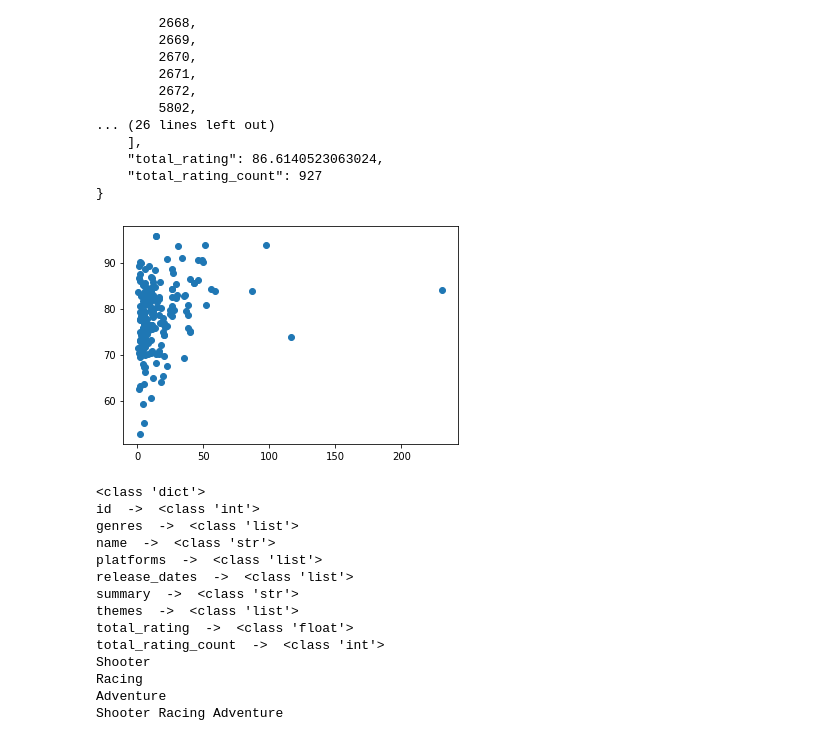
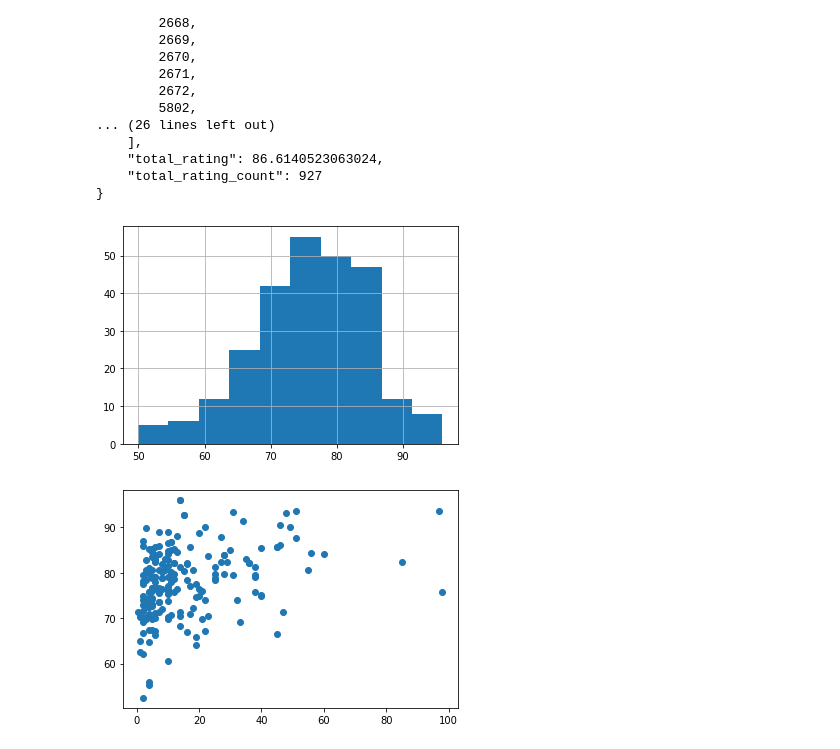
Before and after one commit to Nop287/game_db, a Jupyter notebook: build_game_db.ipynb, the cells around one changed output. Cells and saved outputs as stored; diff of their text form; code cells hidden in the pictures.

Commit message:
Add files via upload
Adapted code to new IGDB API, cleaned it up and added some more comments.

```diff
--- a/build_game_db.ipynb
+++ b/build_game_db.ipynb
@@ -326,9 +402,4 @@ Rise of the Tomb Raider :  290  ->  4
 # %%
-df_tmp = df_tmp_back.copy()
-
-# remove games which were not found on igdb
-df_tmp = df_tmp[df_tmp['igdb_json'].notna()]
-df_tmp.reset_index(inplace=True, drop=True)
 
 for idx in df_tmp.index:
     json_tmp = json.loads(df_tmp.iloc[idx].igdb_json)[0]
@@ -370,5 +443,5 @@ df_tmp
 # %%
-igdb_url = "https://api-v3.igdb.com/games"
+igdb_url = "https://api.igdb.com/v4/games"
 
 for idx, game_id in zip(df_tmp.index, df_tmp.game_igdb_id):
     igdb_data = (f'fields cover.*; where id={game_id};')
@@ -395,5 +470,5 @@ df_tmp
 # %%
-igdb_url = "https://api-v3.igdb.com/release_dates"
+igdb_url = "https://api.igdb.com/v4/release_dates"
 
 for idx, game_id in zip(df_tmp.index, df_tmp.game_igdb_id):
     igdb_data = (f'fields *; where game={game_id} & region=(1, 8) & platform=({igdb_id_ps4}, {igdb_id_psn});')
@@ -442,10 +523,6 @@ df_tmp
 # %%
-for idx, name in zip(df_tmp.index, df_tmp.game_title):
-    # first we replace the trademark and registered trademark signs which Sony really likes
-    # unfortunately they seem to confuse the search algorithms of the IGDB
-    name = name.replace(chr(8482), ' ')
-    name = name.replace(chr(174), ' ')
-
+for idx, name in zip(df_tmp.index, df_tmp.game_igdb_name):
+    # not sure if case sensitive und case insensitive gives better results. Try removing lower() from the name.
     results_list = HowLongToBeat().search(name.lower())
     if results_list is not None and len(results_list) > 0:
         best_element = max(results_list, key=lambda element: element.similarity)
@@ -457,6 +534,4 @@ for idx, name in zip(df_tmp.index, df_tmp.game_title):
             print(idx, " ", name, " -> ", best_element.gameplay_main_unit)
     else:
         print(idx, " ", name, " -> Not found!")
-
-df_tmp
 # %% [output]
@@ -556,37 +628,12 @@ Name: 39, dtype: object
     "total_rating_count": 927
 }
 # %%
-# df_tmp[df_tmp.game_rating_count < 20].game_rating.hist()
-plt.scatter(df_tmp[df_tmp.game_rating_count > 20].hltb_main, df_tmp[df_tmp.game_rating_count > 20].game_rating)
+# Histogram of ratings for games with a minimum amount of ratings
+df_tmp[df_tmp.game_rating_count >= 5].game_rating.hist()
 plt.show()
+# scatter plot of rating ansd playtime for games with a minimum amount of ratings
+plt.scatter(df_tmp[df_tmp.game_rating_count >= 5].hltb_main, df_tmp[df_tmp.game_rating_count > 20].game_rating)
+plt.show()
 # %% [output]
-[figure, old version]
+[figure, new version]
+[figure, added]
-# %%
-json_tmp = json.loads(df_tmp.iloc[2].igdb_json)[0]
-
-print(type(json_tmp))
-
-for json_key in json_tmp.keys():
-    print(json_key, " -> ", type(json_tmp[json_key]))
-
-for json_genre in json_tmp["genres"]:
-    print(igdb_genres[json_genre])
-
-result = ((igdb_genres[json_genre] + " ") for json_genre in json_tmp["genres"])
-
-print(str.strip(''.join(result)))
-# %% [output]
-<class 'dict'>
-id  ->  <class 'int'>
-genres  ->  <class 'list'>
-name  ->  <class 'str'>
-platforms  ->  <class 'list'>
-release_dates  ->  <class 'list'>
-summary  ->  <class 'str'>
-themes  ->  <class 'list'>
-total_rating  ->  <class 'float'>
-total_rating_count  ->  <class 'int'>
-Shooter
-Racing
-Adventure
-Shooter Racing Adventure
```
Also changed, not shown: parts of 31 cells of this notebook.
